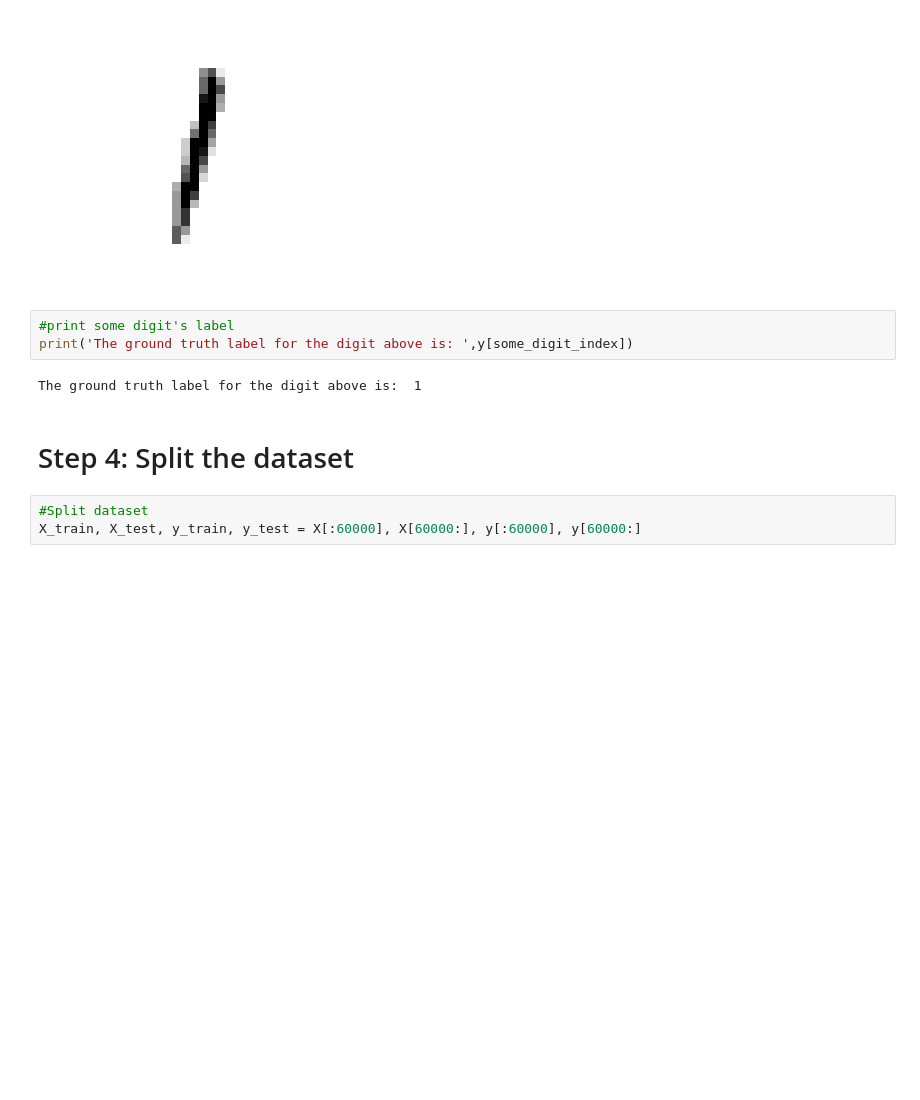
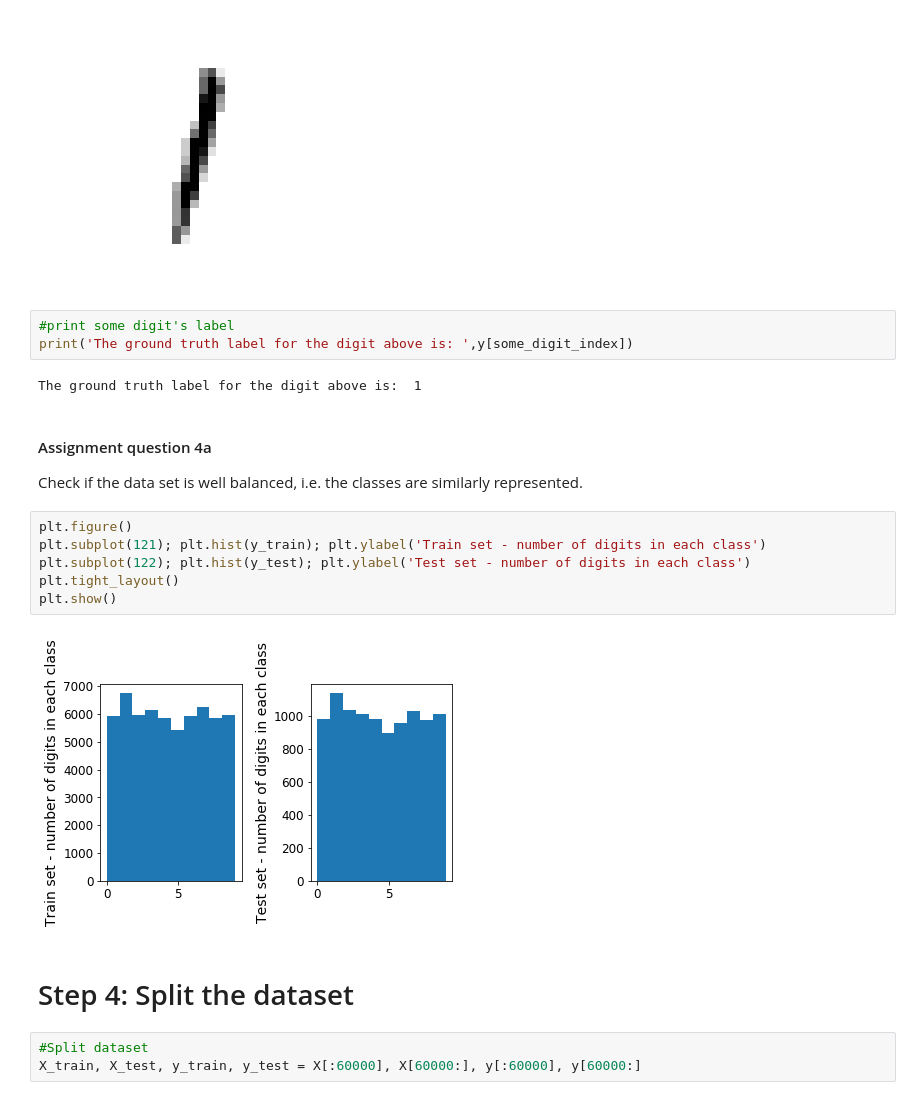
Before and after one commit to fau-masters-collected-works-cgarbin/cap6618-computer-vision, a Jupyter notebook: module3/CAP6618_PP1_cgarbin_experiments.ipynb, the cells around one changed output. Cells and saved outputs as stored; diff of their text form; blank space fills up the shorter version.

```diff
--- a/module3/CAP6618_PP1_cgarbin_experiments.ipynb
+++ b/module3/CAP6618_PP1_cgarbin_experiments.ipynb
@@ -105,6 +105,18 @@ Saving figure some_digit_plot
 print('The ground truth label for the digit above is: ',y[some_digit_index])
 # %% [output]
 The ground truth label for the digit above is:  1
+# %% [markdown]
+#### Assignment question 4a
+
+Check if the data set is well balanced, i.e. the classes are similarly represented.
+# %%
+plt.figure()
+plt.subplot(121); plt.hist(y_train); plt.ylabel('Train set - number of digits in each class')
+plt.subplot(122); plt.hist(y_test); plt.ylabel('Test set - number of digits in each class')
+plt.tight_layout()
+plt.show()
+# %% [output]
+[figure, added]
 # %% [markdown]
 # Step 4: Split the dataset
 # %%
```
Also changed, not shown: parts of 14 cells of this notebook, 1 other file.
